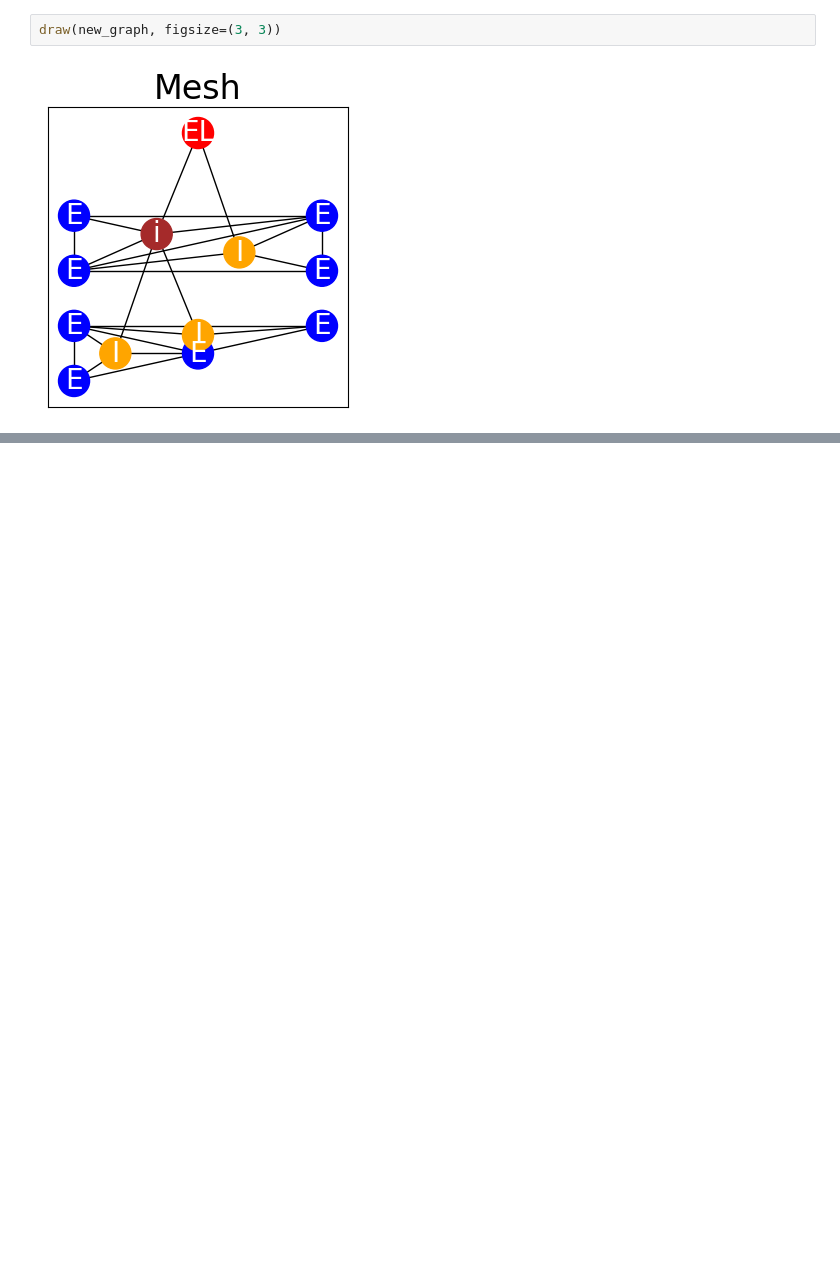
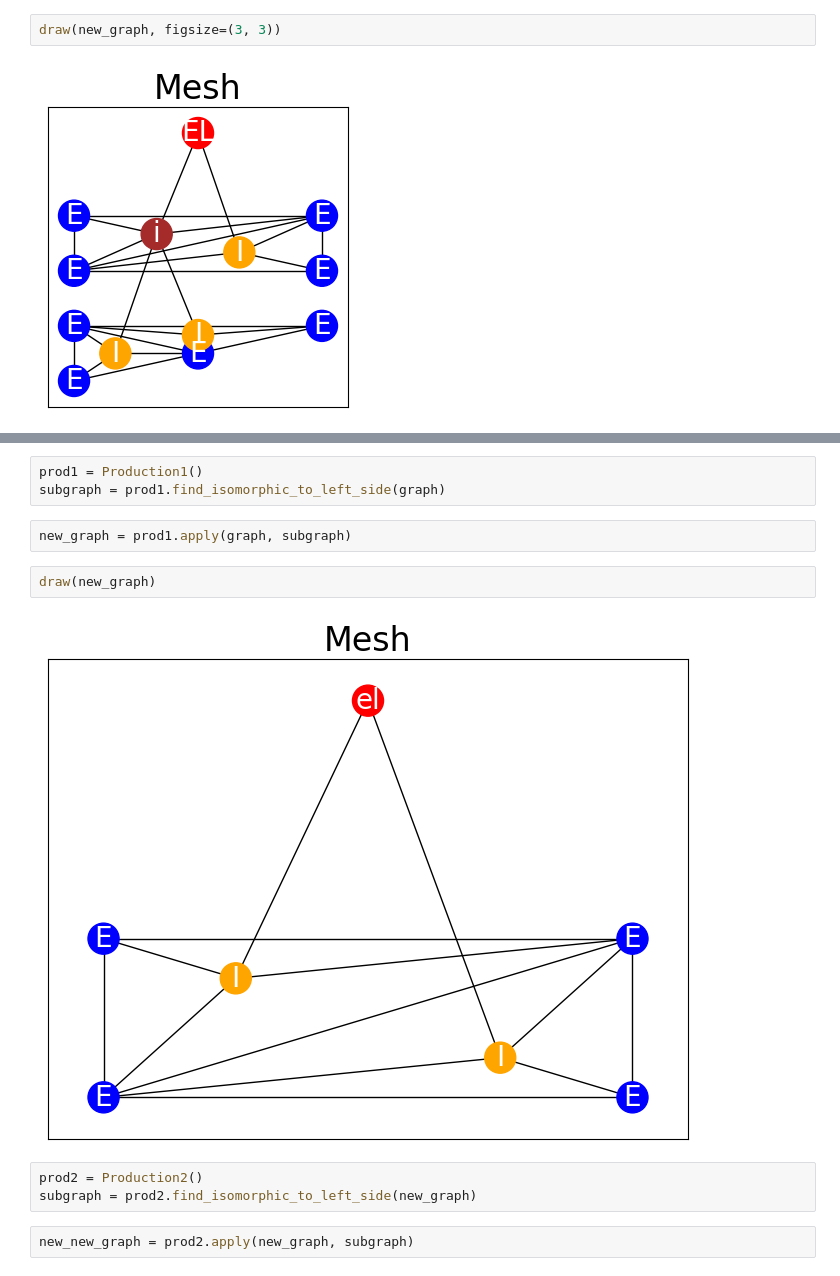
Before and after one commit to GGProjectWed1820/GGProject, a Jupyter notebook: examples/prod2.ipynb, the cells around one changed output, grey strips where cells are left out. Drawn from its saved outputs; the diff is of its cells as text; blank space fills up the shorter version.

```diff
--- a/examples/prod2.ipynb
+++ b/examples/prod2.ipynb
@@ -70,0 +87,14 @@ draw(new_graph, figsize=(3, 3))
+# %%
+prod1 = Production1()
+subgraph = prod1.find_isomorphic_to_left_side(graph)
+# %%
+new_graph = prod1.apply(graph, subgraph)
+# %%
+draw(new_graph)
+# %% [output]
+[figure, added]
+# %%
+prod2 = Production2()
+subgraph = prod2.find_isomorphic_to_left_side(new_graph)
+# %%
+new_new_graph = prod2.apply(new_graph, subgraph)
```
Also changed, not shown: parts of 7 cells of this notebook, 3 other files.
